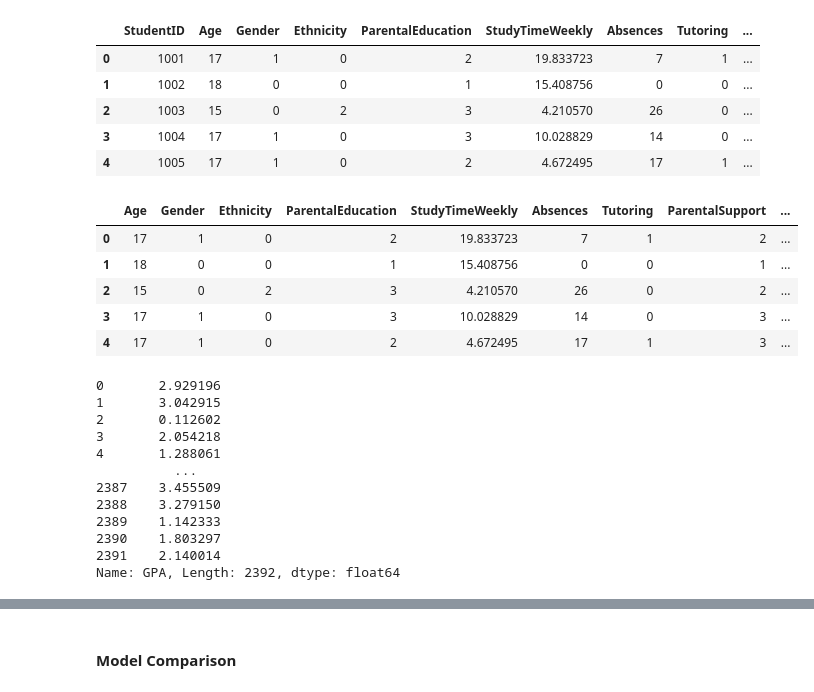
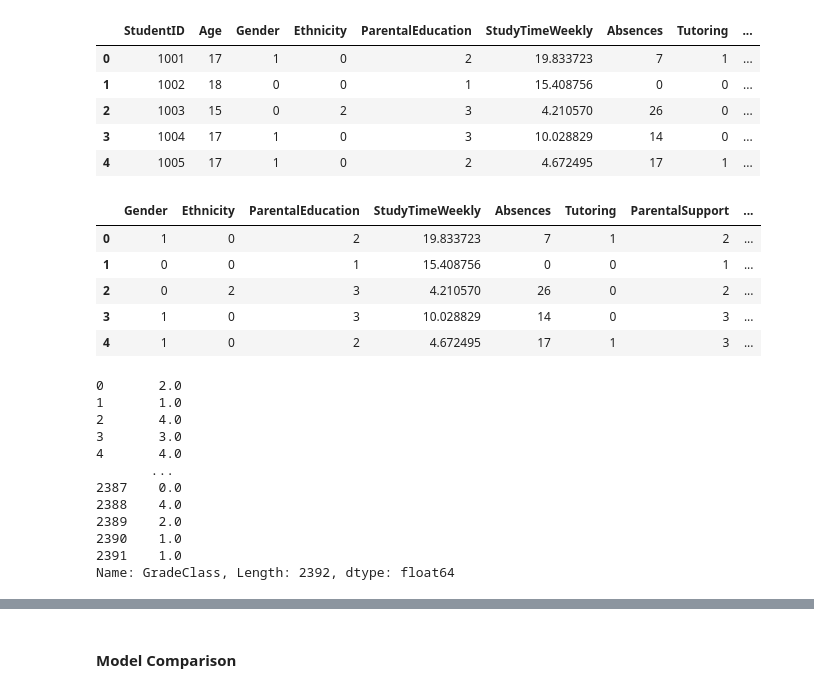
Before and after one commit to devern-DZZC/Student-Performance-Prediction, a Jupyter notebook: Student-Performance-Prediction.ipynb, the cells around one changed output, grey strips where cells are left out. Saved outputs shown, nothing was run; the diff lists cells and outputs as text; code cells hidden in the pictures.

```diff
--- a/Student-Performance-Prediction.ipynb
+++ b/Student-Performance-Prediction.ipynb
@@ -143,30 +151,30 @@ data.head()
 | 3 | 1004 | 17 | 1 | 0 | 3 | 10.028829 | 14 | 0 | ... |
 | 4 | 1005 | 17 | 1 | 0 | 2 | 4.672495 | 17 | 1 | ... |
 # %%
-X = data.drop(["StudentID", "GPA", "GradeClass"], axis=1)
+X = data.drop(["StudentID", "Age", "GPA", "GradeClass"], axis=1)
 X.head()
 # %% [output]
-|  | Age | Gender | Ethnicity | ParentalEducation | StudyTimeWeekly | Absences | Tutoring | ParentalSupport | ... |
-| 0 | 17 | 1 | 0 | 2 | 19.833723 | 7 | 1 | 2 | ... |
-| 1 | 18 | 0 | 0 | 1 | 15.408756 | 0 | 0 | 1 | ... |
-| 2 | 15 | 0 | 2 | 3 | 4.210570 | 26 | 0 | 2 | ... |
-| 3 | 17 | 1 | 0 | 3 | 10.028829 | 14 | 0 | 3 | ... |
-| 4 | 17 | 1 | 0 | 2 | 4.672495 | 17 | 1 | 3 | ... |
+|  | Gender | Ethnicity | ParentalEducation | StudyTimeWeekly | Absences | Tutoring | ParentalSupport | ... |
+| 0 | 1 | 0 | 2 | 19.833723 | 7 | 1 | 2 | ... |
+| 1 | 0 | 0 | 1 | 15.408756 | 0 | 0 | 1 | ... |
+| 2 | 0 | 2 | 3 | 4.210570 | 26 | 0 | 2 | ... |
+| 3 | 1 | 0 | 3 | 10.028829 | 14 | 0 | 3 | ... |
+| 4 | 1 | 0 | 2 | 4.672495 | 17 | 1 | 3 | ... |
 # %%
-y = data["GPA"]
+y = data["GradeClass"]
 y
 # %% [output]
-0       2.929196
-1       3.042915
-2       0.112602
-3       2.054218
-4       1.288061
-          ...
-2387    3.455509
-2388    3.279150
-2389    1.142333
-2390    1.803297
-2391    2.140014
-Name: GPA, Length: 2392, dtype: float64
+0       2.0
+1       1.0
+2       4.0
+3       3.0
+4       4.0
+       ...
+2387    0.0
+2388    4.0
+2389    2.0
+2390    1.0
+2391    1.0
+Name: GradeClass, Length: 2392, dtype: float64
 # %%
 np.random.seed(42)
```
Also changed, not shown: parts of 39 cells of this notebook.
